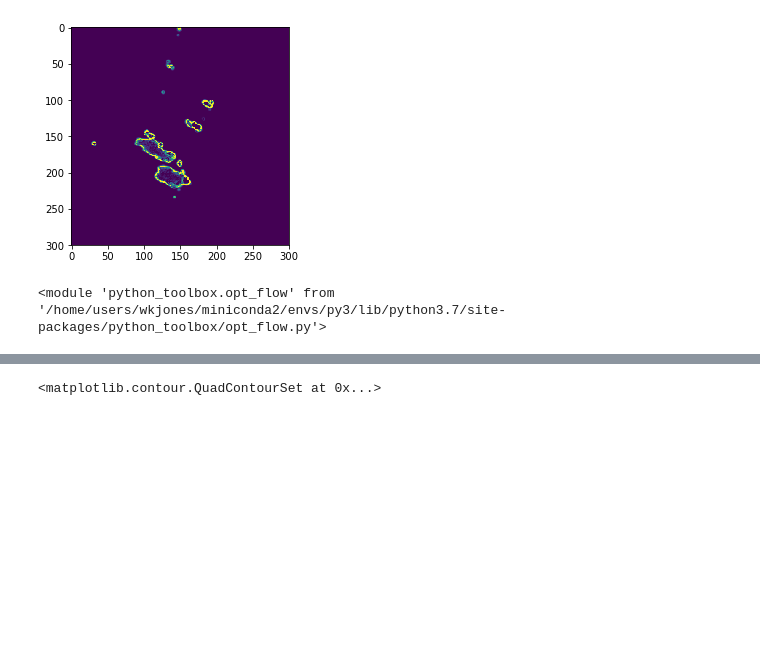
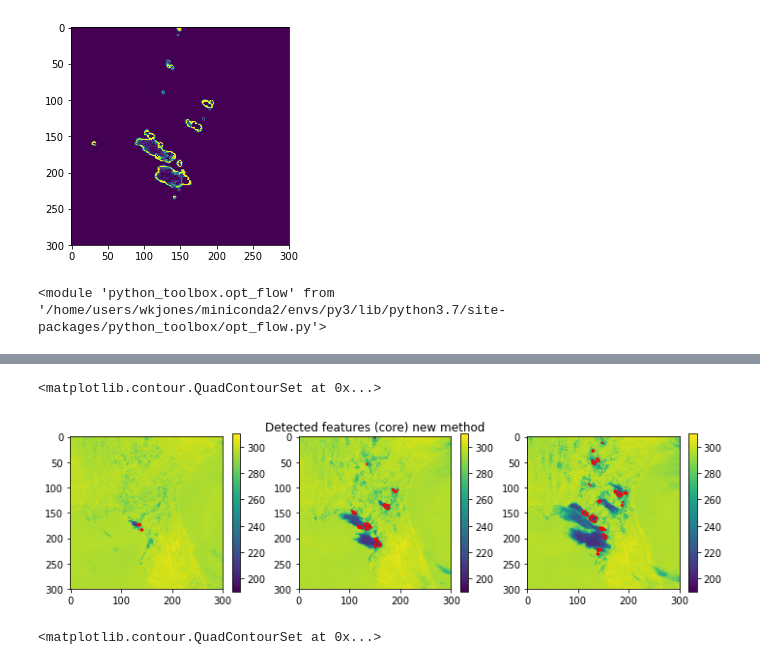
Before and after one commit to w-k-jones/python_toolbox, a Jupyter notebook: examples/Flow_tracking_example.ipynb, the cells around one changed output, grey strips where cells are left out. Saved outputs shown, nothing was run; the diff lists cells and outputs as text; code cells hidden in the pictures; blank space fills up the shorter version.

```diff
--- a/examples/Flow_tracking_example.ipynb
+++ b/examples/Flow_tracking_example.ipynb
@@ -133,11 +143,9 @@ By multiplying these fields we can get a metric for how much a peak in the BT fi
 bt_growth = np.minimum(np.maximum(np.maximum(-bt_dt,0) * bt_grad, 0),10)
 # %%
 #dilate the field in a semi-lagrangian way
-bt_growth = opt_flow.flow_convolve(
-               opt_flow.get_flow_stack(
-                   xr.DataArray(bt_growth, dims=('t','y','x')),
-                   field_flow, method='linear').to_masked_array(),
-               function=np.nanmax)
+bt_growth = opt_flow.flow_convolve_nearest(bt_growth, field_flow,
+                                           structure=ndi.generate_binary_structure(3,2),
+                                           function=np.nanmax)
 # %%
 plt.imshow(bt_growth[12])
 plt.colorbar()
@@ -176,8 +193,8 @@ markers = np.logical_and(markers, bt_growth>2.5).to_masked_array()
 mask = (wvd<lower_thresh).to_masked_array()
 for i in range(np.minimum(3, (mask.shape[0]-1)//2)):
     # Semi-lagrangian erosion of the mask by up to three steps
-    mask = opt_flow.flow_convolve(opt_flow.get_flow_stack(xr.DataArray(mask, dims=('t','y','x')),
-                                  field_flow, method='nearest').to_masked_array(),
-                                  function=np.nanmin)
+    mask = opt_flow.flow_convolve_nearest(mask, field_flow,
+                                          structure=ndi.generate_binary_structure(3,2),
+                                          function=np.nanmin)
 # %%
 plt.imshow((markers.astype(int)-mask.astype(int))[12])
@@ -216,18 +311,21 @@ NameError: name 'min_inds_func' is not defined
 # %%
 fig, ax = plt.subplots(1,3,figsize=(12,3))
 
-m0 = ax[0].imshow(C13_data[60],vmin=190,vmax=310)
+m0 = ax[0].imshow(C13_data[0],vmin=190,vmax=310)
 plt.colorbar(m0, ax=ax[0])
-ax[0].contour(features[60],[0.5],colors=['red'])
+ax[0].contour(features[0],[0.5],colors=['red'])
 
-m1 = ax[1].imshow(C13_data[72],vmin=190,vmax=310)
+m1 = ax[1].imshow(C13_data[12],vmin=190,vmax=310)
 plt.colorbar(m1, ax=ax[1])
-ax[1].contour(features[72],[0.5],colors=['red'])
+ax[1].contour(features[12],[0.5],colors=['red'])
 ax[1].set_title('Detected features (core) new method')
 
-m2 = ax[2].imshow(C13_data[84],vmin=190,vmax=310)
+m2 = ax[2].imshow(C13_data[-1],vmin=190,vmax=310)
 plt.colorbar(m2, ax=ax[2])
-ax[2].contour(features[84],[0.5],colors=['red'])
+ax[2].contour(features[-1],[0.5],colors=['red'])
+# %% [output]
+<matplotlib.contour.QuadContourSet at 0x...>
+[figure, added]
 # %%
 fig, ax = plt.subplots(1,3,figsize=(12,3))
 
```
Also changed, not shown: parts of 15 cells of this notebook, 2 other files.
